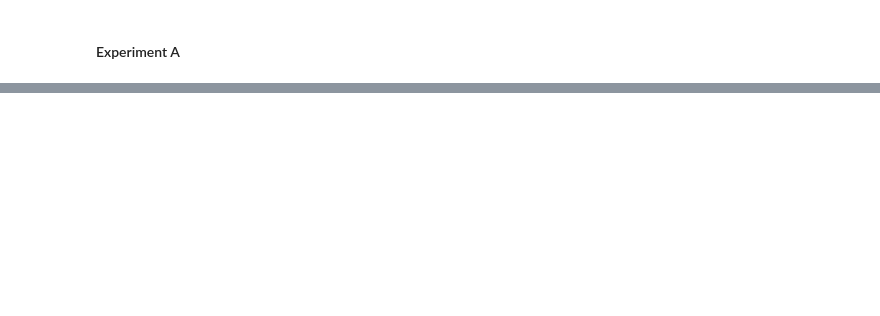
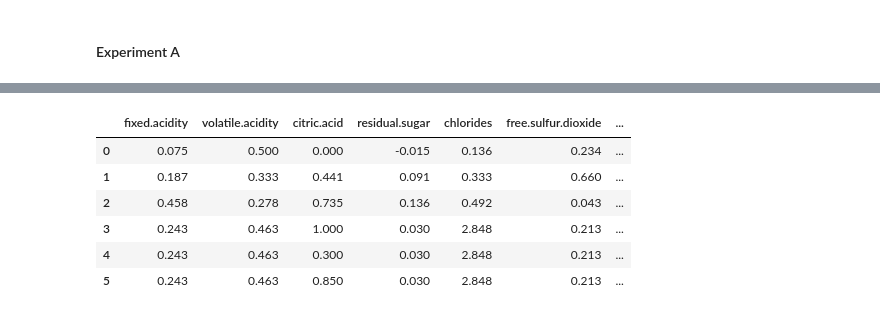
Before and after one commit to mksantos2/ML-projects, a Jupyter notebook: AM/KNN/notebook.ipynb, the cells around one changed output, grey strips where cells are left out. Cells and saved outputs as stored; diff of their text form; code cells hidden in the pictures; blank space fills up the shorter version.

```diff
--- a/AM/KNN/notebook.ipynb
+++ b/AM/KNN/notebook.ipynb
@@ -5,0 +12,19 @@
+# %%
+## loading data
+
+
+path = '/work/masters-degree-class-assignments/AM/KNN/'
+
+# train datasets
+
+X_Originais_2Features = pd.read_csv(path+'Dados_Originais_2Features/TrainingData_2F_Original.txt', delimiter='\t')
+X_Normalizados_2Features = pd.read_csv(path+'Dados_Normalizados_2Features/TrainingData_2F_Norm.txt', delimiter='\t')
+X_Originais_11Features = pd.read_csv(path+'Dados_Originais_11Features/TrainingData_11F_Original.txt', delimiter='\t')
+X_Normalizados_11Features = pd.read_csv(path+'Dados_Normalizados_11Features/TrainingData_11F_Norm.txt', delimiter='\t')
+
+# test datasets
+
+Y_Originais_2Features = pd.read_csv(path+'Dados_Originais_2Features/TestingData_2F_Original.txt', delimiter='\t')
+Y_Normalizados_2Features = pd.read_csv(path+'Dados_Normalizados_2Features/TestingData_2F_Norm.txt', delimiter='\t')
+Y_Originais_11Features = pd.read_csv(path+'Dados_Originais_11Features/TestingData_11F_Original.txt', delimiter='\t')
+Y_Normalizados_11Features = pd.read_csv(path+'Dados_Normalizados_11Features/TestingData_11F_Norm.txt', delimiter='\t')
@@ -13,2 +55,13 @@ Dados_Originais_2Features, variando o valor de k (número de vizinhos mais
 próximos) entre 1, 3, 5, 7. Para cada modelo treinado, avalie seu desempenho nos
 dados de teste, reportando a acurácia.
+# %%
+# dropping ID column
+
+X_Originais_2Features = X_Originais_2Features.drop(['ID'], axis=1)
+Y_Originais_2Features = Y_Originais_2Features.drop(['ID'], axis=1)
+X_Originais_11Features = X_Originais_11Features.drop(['ID'], axis=1)
+Y_Originais_11Features = Y_Originais_11Features.drop(['ID'], axis=1)
+X_Normalizados_2Features = X_Normalizados_2Features.drop(['ID'], axis=1)
+Y_Normalizados_2Features = Y_Normalizados_2Features.drop(['ID'], axis=1)
+X_Normalizados_11Features = X_Normalizados_11Features.drop(['ID'], axis=1)
+Y_Normalizados_11Features = Y_Normalizados_11Features.drop(['ID'], axis=1)
@@ -16,0 +290,8 @@ Repita o procedimento com os dados Dados_Normalizados_2Features e compare as acu
+# %%
+n5 = Y_Normalizados_11Features.iloc[[3]].copy()
+n6 = Y_Normalizados_11Features.iloc[[3]].copy()
+
+n5.at[3,'citric.acid']= 0.3
+n6.at[3,'citric.acid']= 0.85
+
+Y_Normalizados_11Features = Y_Normalizados_11Features.append([n5, n6],ignore_index=True)
@@ -17,3 +326,13 @@ Repita o procedimento com os dados Dados_Normalizados_2Features e compare as acu
+# %%
+Y_Normalizados_11Features
+# %% [output]
+|  | fixed.acidity | volatile.acidity | citric.acid | residual.sugar | chlorides | free.sulfur.dioxide | ... |
+| 0 | 0.075 | 0.500 | 0.000 | -0.015 | 0.136 | 0.234 | ... |
+| 1 | 0.187 | 0.333 | 0.441 | 0.091 | 0.333 | 0.660 | ... |
+| 2 | 0.458 | 0.278 | 0.735 | 0.136 | 0.492 | 0.043 | ... |
+| 3 | 0.243 | 0.463 | 1.000 | 0.030 | 2.848 | 0.213 | ... |
+| 4 | 0.243 | 0.463 | 0.300 | 0.030 | 2.848 | 0.213 | ... |
+| 5 | 0.243 | 0.463 | 0.850 | 0.030 | 2.848 | 0.213 | ... |
 # %% [markdown]
 <a style='text-decoration:none;line-height:16px;display:flex;color:#5B5B62;padding:10px;justify-content:end;' href='https://deepnote.com?utm_source=created-in-deepnote-cell&projectId=908df4fb-3720-4462-a819-7a942e67f8a1' target="_blank">
 <img alt='Created in deepnote.com' style='display:inline;max-height:16px;margin:0px;margin-right:7.5px;' src='embedded-picture-1' > </img>
```
Also changed, not shown: parts of 26 cells of this notebook.
